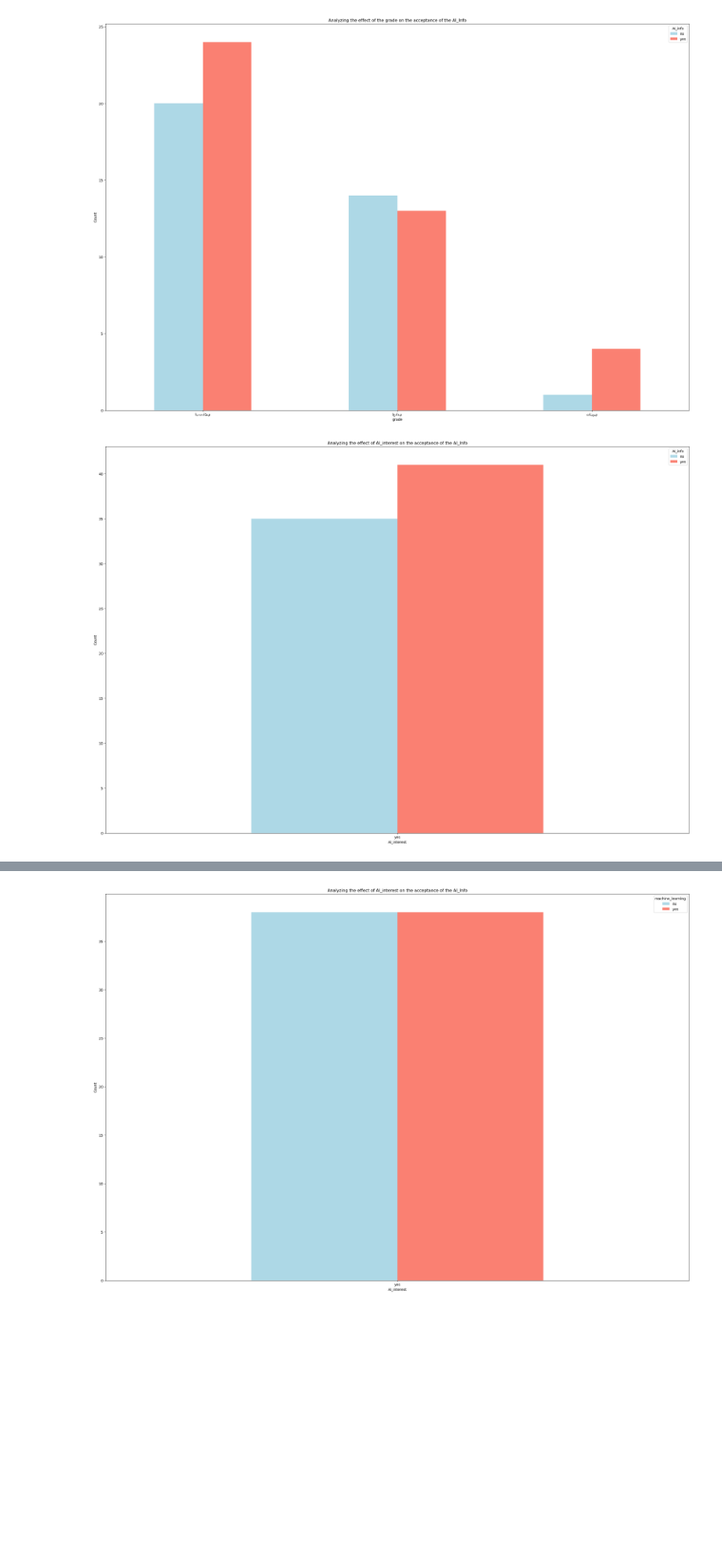
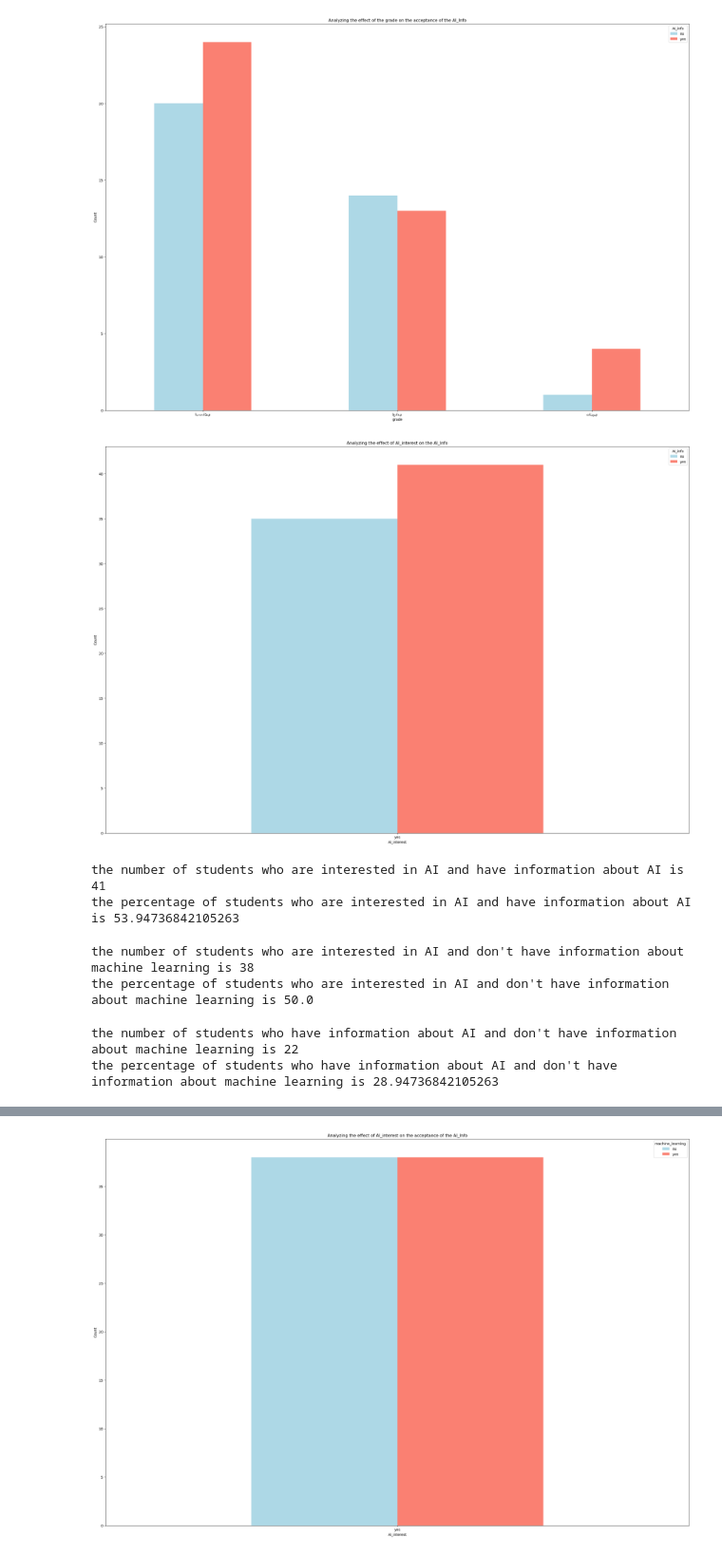
Before and after one commit to KidAI-2024/Data_Analysis, a Jupyter notebook: main.ipynb, the cells around one changed output, grey strips where cells are left out. Shown at 95% size. Drawn from its saved outputs; the diff is of its cells as text; code cells hidden in the pictures; blank space fills up the shorter version.

```diff
--- a/main.ipynb
+++ b/main.ipynb
@@ -127,14 +127,55 @@ plt.show()
 # %%
 # the effect of the loan Sector on the acceptance of the loan
 pd.crosstab(df["AI_interest"], df["AI_info"]).plot(
     kind="bar", figsize=(30, 20), color=["lightblue", "salmon"]
 )
-plt.title(f"Analyzing the effect of AI_interest on the acceptance of the AI_Info")
+plt.title(f"Analyzing the effect of AI_interest on the AI_Info")
 plt.xlabel("AI_interest")
 plt.ylabel(f"Count")
 plt.xticks(rotation=0)
 # save the plot
 plt.savefig(f"./images/AI_interest_AI_info.png", dpi=300, bbox_inches="tight")
 plt.show()
 # %% [output]
-[figure, old version]
+[figure, new version]
+# %%
+# calculate the numbner of students who are interested in AI and have information about AI
+AI_info = df[df["AI_info"] == "yes"]
+AI_interest = df[df["AI_interest"] == "yes"]
+AI_info_interest = AI_info[AI_info["AI_interest"] == "yes"]
+print(
+    f"the number of students who are interested in AI and have information about AI is {AI_info_interest.shape[0]}"
+)
+# calculate the percentage of students who are interested in AI and have information about AI
+print(
+    f"the percentage of students who are interested in AI and have information about AI is {100*AI_info_interest.shape[0]/df.shape[0]}"
+)
+# %% [output]
+the number of students who are interested in AI and have information about AI is 41
+the percentage of students who are interested in AI and have information about AI is 53.94736842105263
+# %%
+# calculate the numbner of students who are interested in AI and don't have information about machine learning
+machine_learning_no = df[df["machine_learning"] == "no"]
+AI_interest_machine_learning_no = AI_interest[AI_interest["machine_learning"] == "no"]
+print(
+    f"the number of students who are interested in AI and don't have information about machine learning is {AI_interest_machine_learning_no.shape[0]}"
+)
+# calculate the percentage of students who are interested in AI and don't have information about machine learning
+print(
+    f"the percentage of students who are interested in AI and don't have information about machine learning is {100*AI_interest_machine_learning_no.shape[0]/df.shape[0]}"
+)
+# %% [output]
+the number of students who are interested in AI and don't have information about machine learning is 38
+the percentage of students who are interested in AI and don't have information about machine learning is 50.0
+# %%
+AI_info_ml_no = AI_info[AI_info["machine_learning"] == "no"]
+print(
+    f"the number of students who have information about AI and don't have information about machine learning is {AI_info_ml_no.shape[0]}"
+)
+# calculate the percentage of students who have information about AI and don't have information about machine learning
+print(
+    f"the percentage of students who have information about AI and don't have information about machine learning is {100*AI_info_ml_no.shape[0]/df.shape[0]}"
+)
+# %% [output]
+the number of students who have information about AI and don't have information about machine learning is 22
+the percentage of students who have information about AI and don't have information about machine learning is 28.94736842105263
```
Also changed, not shown: parts of 2 cells of this notebook, 2 other files.
